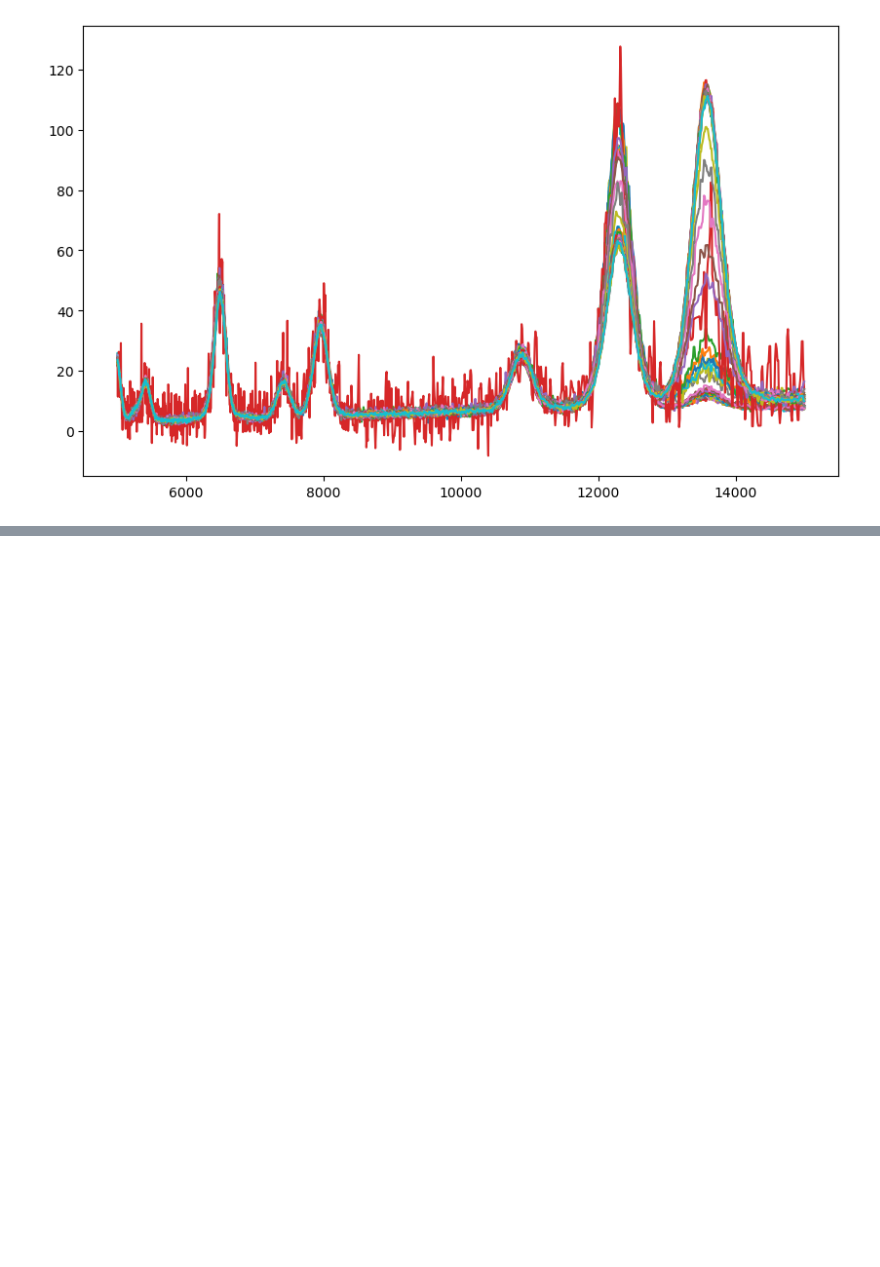
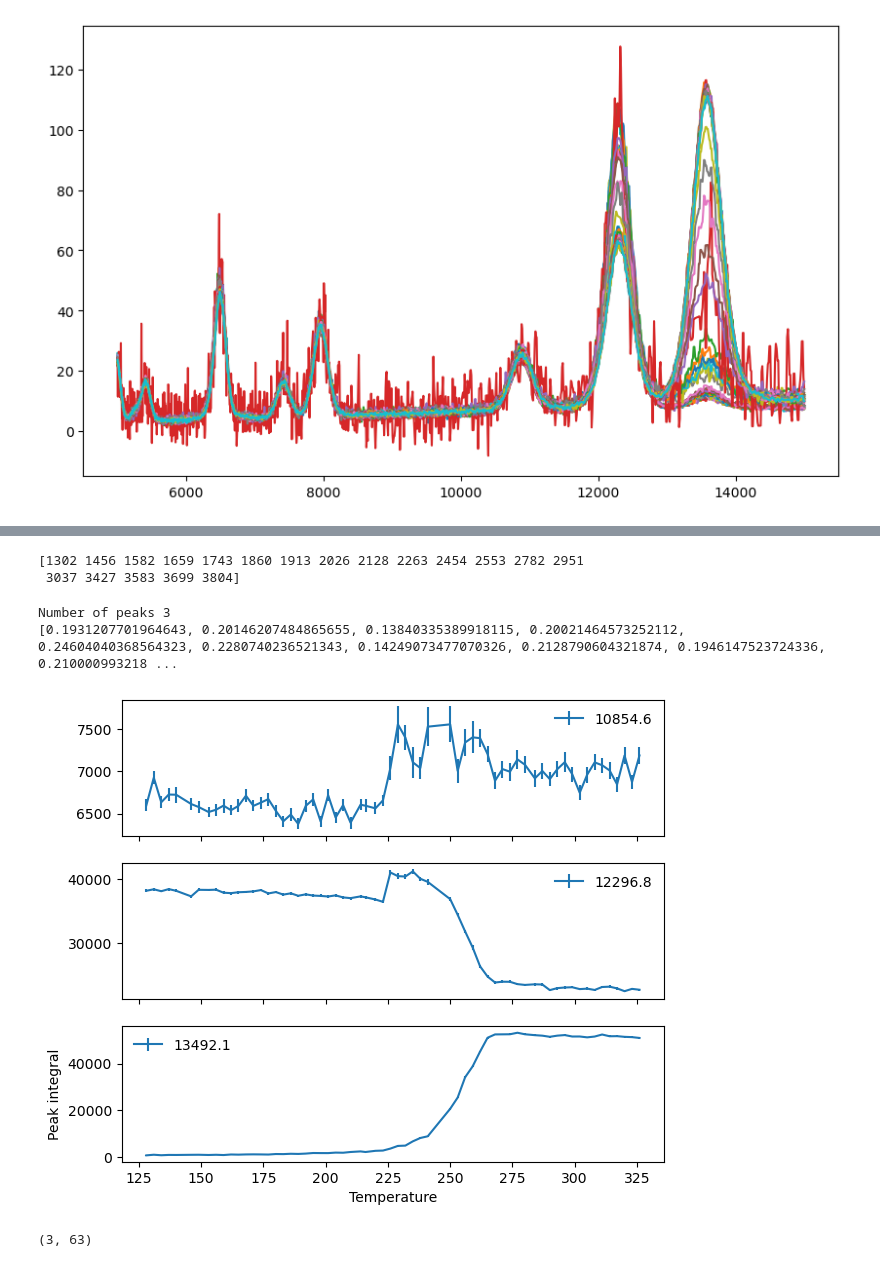
Before and after one commit to mdoucet/illumine, a Jupyter notebook: nomfe2o3/notebooks/fit_peaks.ipynb, the cells around one changed output, grey strips where cells are left out. Drawn from its saved outputs; the diff is of its cells as text; code cells hidden in the pictures; blank space fills up the shorter version.

```diff
--- a/nomfe2o3/notebooks/fit_peaks.ipynb
+++ b/nomfe2o3/notebooks/fit_peaks.ipynb
@@ -39 +43,22 @@ peak = analysis.peak_finder(tof, counts, peak_prominence=2)
 [figure]
+# %%
+print(peaks)
+# %% [output]
+[1302 1456 1582 1659 1743 1860 1913 2026 2128 2263 2454 2553 2782 2951
+ 3037 3427 3583 3699 3804]
+# %%
+reload(analysis)
+
+_peaks = [3427, 3583, 3699]
+start_idx = 48
+start_idx = 5
+last_idx = 75
+t, a, d_a = analysis.series_analyzer(ramp[start_idx:last_idx], _peaks, temps[start_idx:last_idx])
+print(a.shape)
+#for i in range(len(t)):
+#    print(i, t[i], a[0][i], d_a[0][i])
+# %% [output]
+Number of peaks 3
+[0.1931207701964643, 0.20146207484865655, 0.13840335389918115, 0.20021464573252112, 0.24604040368564323, 0.2280740236521343, 0.14249073477070326, 0.2128790604321874, 0.1946147523724336, 0.210000993218 ...
+[figure, added]
+(3, 63)
```
Also changed, not shown: parts of 3 cells of this notebook, 1 other file.
